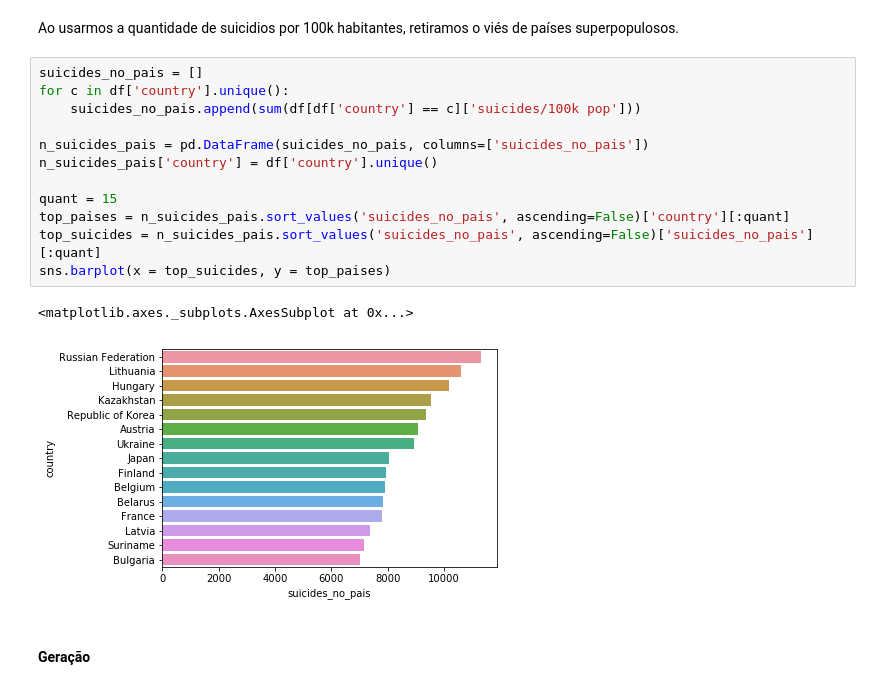
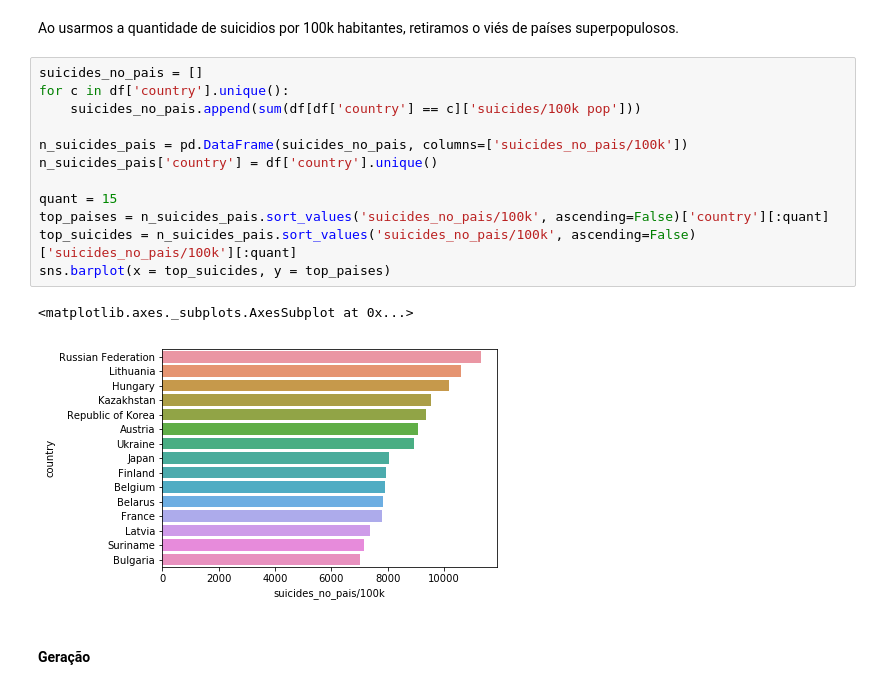
Before and after one commit to lmeazzini/Suicidal-analysis, a Jupyter notebook: Análise dos suicidios - Português.ipynb, the cells around one changed output. Drawn from its saved outputs; the diff is of its cells as text.

```diff
--- a/Análise dos suicidios - Português.ipynb
+++ b/Análise dos suicidios - Português.ipynb
@@ -227,18 +232,18 @@ Ao usarmos a quantidade de suicidios por 100k habitantes, retiramos o viés de p
 # %%
 suicides_no_pais = []
 for c in df['country'].unique():
     suicides_no_pais.append(sum(df[df['country'] == c]['suicides/100k pop']))
 
-n_suicides_pais = pd.DataFrame(suicides_no_pais, columns=['suicides_no_pais'])
+n_suicides_pais = pd.DataFrame(suicides_no_pais, columns=['suicides_no_pais/100k'])
 n_suicides_pais['country'] = df['country'].unique()
 
 quant = 15
-top_paises = n_suicides_pais.sort_values('suicides_no_pais', ascending=False)['country'][:quant]
-top_suicides = n_suicides_pais.sort_values('suicides_no_pais', ascending=False)['suicides_no_pais'][:quant]
+top_paises = n_suicides_pais.sort_values('suicides_no_pais/100k', ascending=False)['country'][:quant]
+top_suicides = n_suicides_pais.sort_values('suicides_no_pais/100k', ascending=False)['suicides_no_pais/100k'][:quant]
 sns.barplot(x = top_suicides, y = top_paises)
 # %% [output]
 <matplotlib.axes._subplots.AxesSubplot at 0x...>
-[figure, old version]
+[figure, new version]
 # %% [markdown]
 #### Geração
 # %%
```
Also changed, not shown: parts of 22 cells of this notebook.
